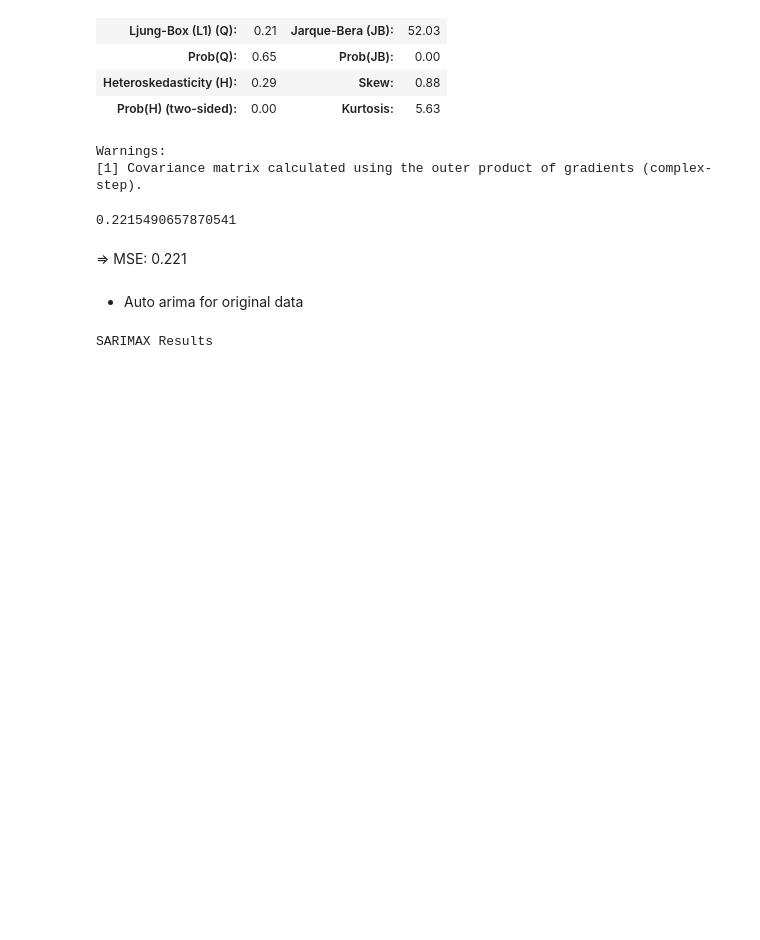
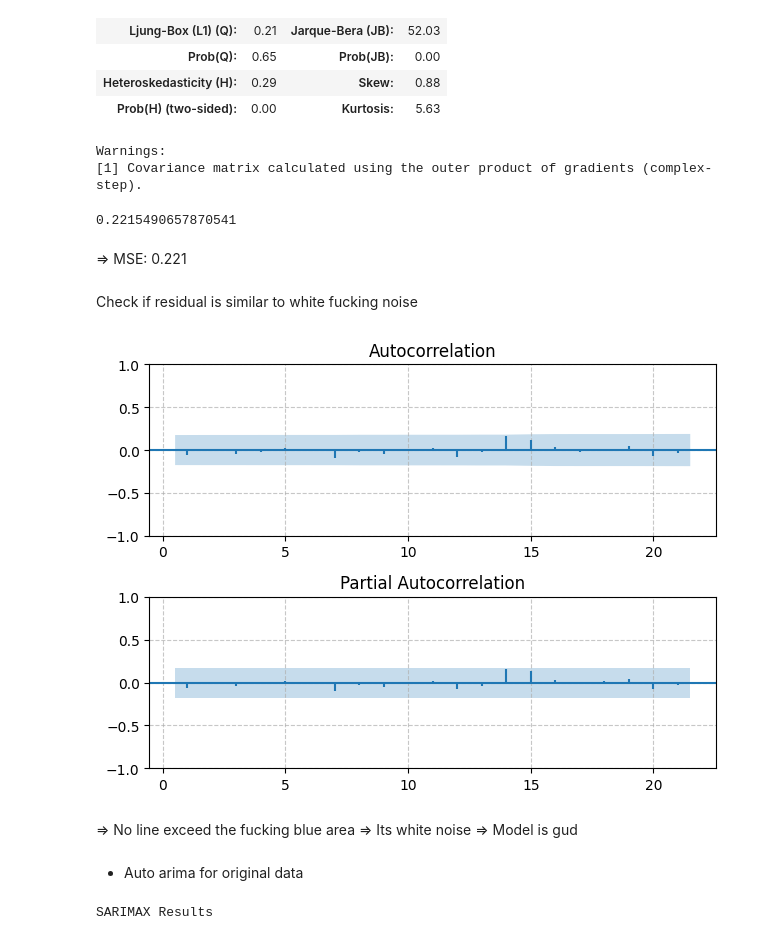
Before and after one commit to anbit192/stocks-anime-analyze, a Jupyter notebook: codes/nintendo-arima.ipynb, the cells around one changed output. Saved outputs shown, nothing was run; the diff lists cells and outputs as text; code cells hidden in the pictures; blank space fills up the shorter version.

```diff
--- a/codes/nintendo-arima.ipynb
+++ b/codes/nintendo-arima.ipynb
@@ -95,12 +114,13 @@ plt.show()
 # %% [markdown]
 # ACF and PACF
 # %%
-fig, axes = plt.subplots(ncols=1, nrows=2)
-plot_acf(difflog, marker="", ax=axes[0], zero=False)
-plot_pacf(difflog, marker="", ax=axes[1], zero=False)
+def plot_acf2(series):
+    fig, axes = plt.subplots(ncols=1, nrows=2)
+    plot_acf(series, marker="", ax=axes[0], zero=False)
+    plot_pacf(series, marker="", ax=axes[1], zero=False)
 
-axes[0].grid(True, linestyle="--", alpha=0.7)
-axes[1].grid(True, linestyle="--", alpha=0.7)
+    axes[0].grid(True, linestyle="--", alpha=0.7)
+    axes[1].grid(True, linestyle="--", alpha=0.7)
 
-plt.tight_layout()
-plt.show()
+    plt.tight_layout()
+    plt.show()
@@ -151,6 +177,15 @@ mean_squared_error(test, arima1_preds)
 0.2215490657870541
 # %% [markdown]
 => MSE: 0.221
+# %% [markdown]
+Check if residual is similar to white fucking noise
+# %%
+arima1_resid = arima1.resid()
+plot_acf2(arima1_resid)
+# %% [output]
+[figure, added]
+# %% [markdown]
+=> No line exceed the fucking blue area => Its white noise => Model is gud
 # %% [markdown]
 - Auto arima for original data
 # %%
```
Also changed, not shown: parts of 22 cells of this notebook, 3 other files.
